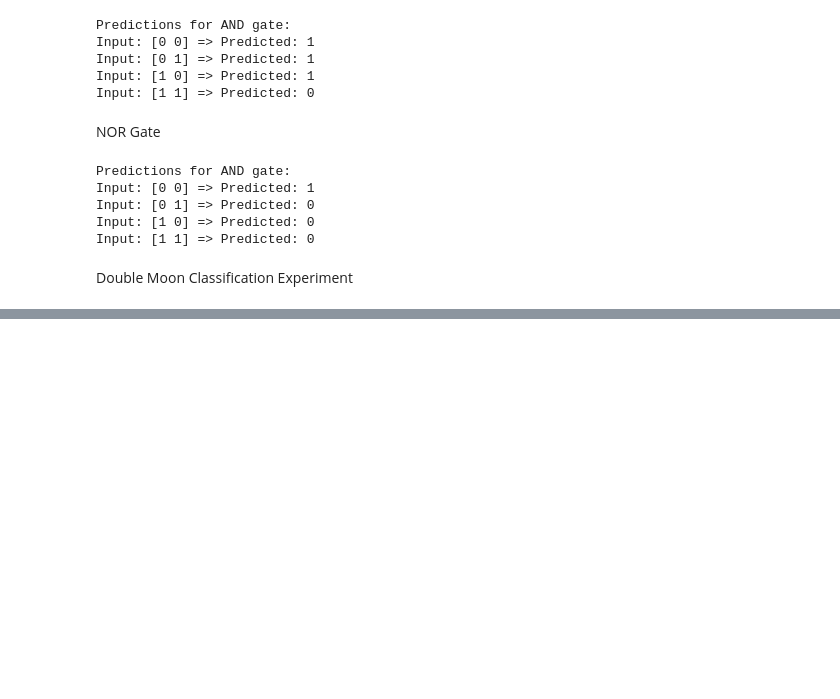
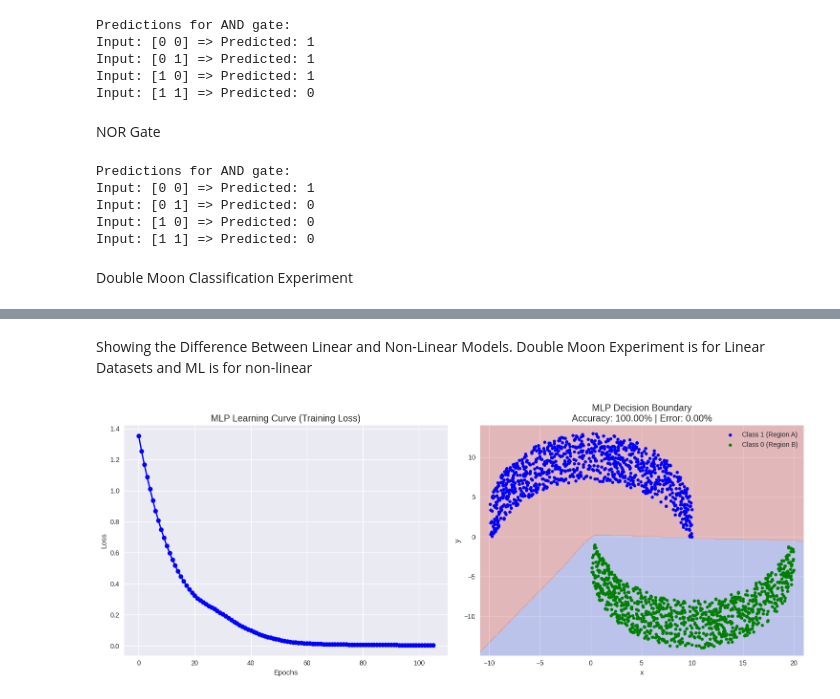
Before and after one commit to jenishit/NeuralNetwork, a Jupyter notebook: Two_Moon_Model.ipynb, the cells around one changed output, grey strips where cells are left out. Drawn from its saved outputs; the diff is of its cells as text; code cells hidden in the pictures; blank space fills up the shorter version.

Commit message:
Completed the code and implemented the comparison between Double Moon and Non-Linear Classifier

```diff
--- a/Two_Moon_Model.ipynb
+++ b/Two_Moon_Model.ipynb
@@ -307,0 +366,56 @@ def plot_results(self, x_train, y_train, x_test, y_test, perceptron, errors):
+# %% [markdown]
+Showing the Difference Between Linear and Non-Linear Models.
+Double Moon Experiment is for Linear Datasets and ML is for non-linear
+# %%
+from sklearn.neural_network import MLPClassifier
+from sklearn.metrics import accuracy_score
+import matplotlib.pyplot as plt
+import numpy as np
+
+# Train the MLP
+mlp = MLPClassifier(
+    hidden_layer_sizes=(10, 10),
+    activation='relu',
+    solver='adam',
+    max_iter=500,
+    random_state=42,
+    verbose=False
+)
+mlp.fit(x_train, y_train)
+
+# Evaluate
+y_pred_mlp = mlp.predict(x_test)
+mlp_accuracy = accuracy_score(y_test, y_pred_mlp)
+error_rate = (1 - mlp_accuracy) * 100
+
+# --- Plotting section ---
+fig, (ax1, ax2) = plt.subplots(1, 2, figsize=(15, 6))
+
+# 1. Learning Curve (Loss over epochs)
+ax1.plot(mlp.loss_curve_, color='blue', marker='o', linewidth=2)
+ax1.set_title("MLP Learning Curve (Training Loss)", fontsize=14)
+ax1.set_xlabel("Epochs")
+ax1.set_ylabel("Loss")
+ax1.grid(True)
+
+# 2. Decision Boundary
+x_min, x_max = x_test[:, 0].min() - 1, x_test[:, 0].max() + 1
+y_min, y_max = x_test[:, 1].min() - 1, x_test[:, 1].max() + 1
+xx, yy = np.meshgrid(np.linspace(x_min, x_max, 300),
+                     np.linspace(y_min, y_max, 300))
+mesh_pts = np.c_[xx.ravel(), yy.ravel()]
+zz = mlp.predict(mesh_pts).reshape(xx.shape)
+
+ax2.contourf(xx, yy, zz, alpha=0.3, cmap='coolwarm')
+ax2.scatter(x_test[y_test == 1][:, 0], x_test[y_test == 1][:, 1], c='blue', label='Class 1 (Region A)', s=20)
+ax2.scatter(x_test[y_test == 0][:, 0], x_test[y_test == 0][:, 1], c='green', label='Class 0 (Region B)', s=20)
+ax2.set_title(f"MLP Decision Boundary\nAccuracy: {mlp_accuracy*100:.2f}% | Error: {error_rate:.2f}%", fontsize=14)
+ax2.set_xlabel("x")
+ax2.set_ylabel("y")
+ax2.legend()
+ax2.grid(True)
+
+plt.tight_layout()
+plt.show()
+# %% [output]
+[figure, added]
```
Also changed, not shown: parts of 2 cells of this notebook.
